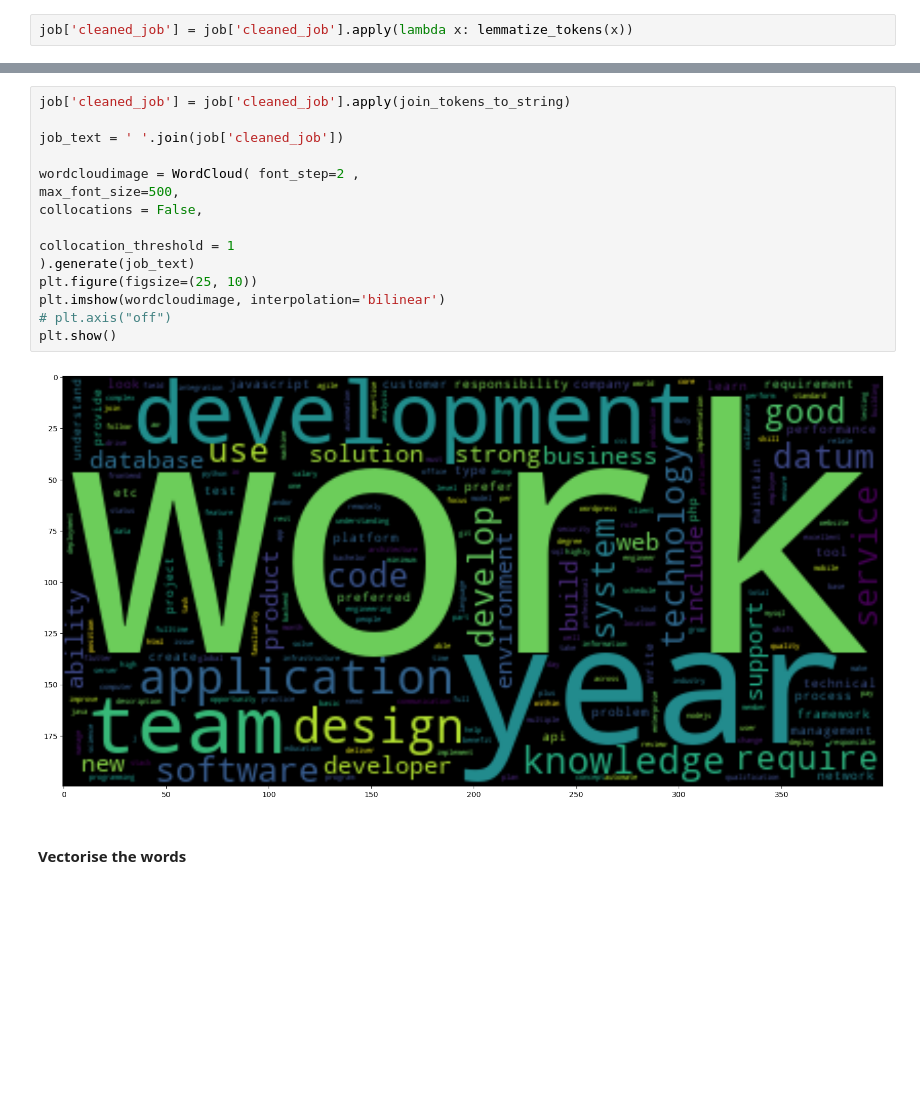
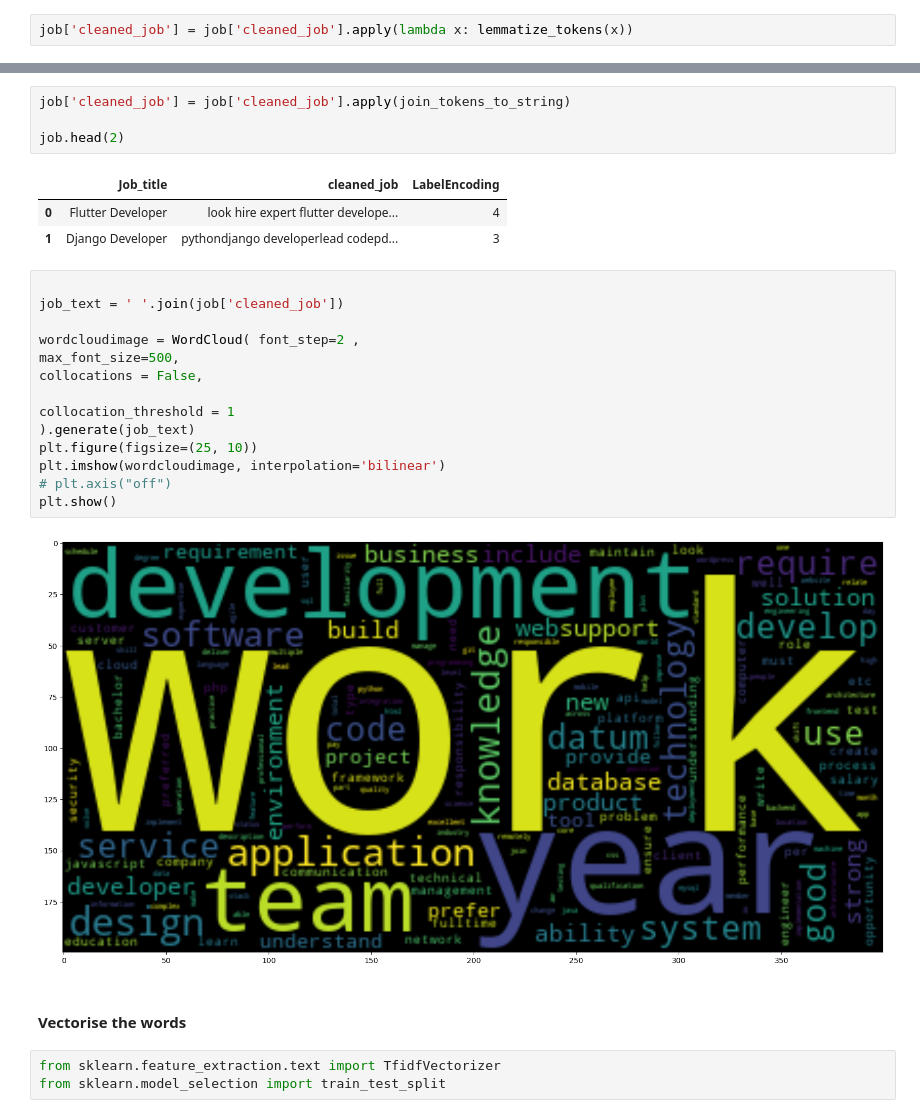
Before and after one commit to senghok510/Resume_matching, a Jupyter notebook: notebooks/feature_engineering.ipynb, the cells around one changed output, grey strips where cells are left out. Saved outputs shown, nothing was run; the diff lists cells and outputs as text; blank space fills up the shorter version.

```diff
--- a/notebooks/feature_engineering.ipynb
+++ b/notebooks/feature_engineering.ipynb
@@ -266,5 +268,12 @@ job.head()
+# %%
+job['cleaned_job'] = job['cleaned_job'].apply(join_tokens_to_string)
+
+job.head(2)
+# %% [output]
+|  | Job_title | cleaned_job | LabelEncoding |
+| 0 | Flutter Developer | look hire expert flutter develope... | 4 |
+| 1 | Django Developer | pythondjango developerlead codepd... | 3 |
 # %%
-job['cleaned_job'] = job['cleaned_job'].apply(join_tokens_to_string)
 
 job_text = ' '.join(job['cleaned_job'])
 
@@ -279,6 +288,9 @@ plt.imshow(wordcloudimage, interpolation='bilinear')
 # plt.axis("off")
 plt.show()
 # %% [output]
-[figure, old version]
+[figure, new version]
 # %% [markdown]
 #### Vectorise the words
+# %%
+from sklearn.feature_extraction.text import TfidfVectorizer
+from sklearn.model_selection import train_test_split
```
Also changed, not shown: parts of 3 cells of this notebook, 1 other file.
